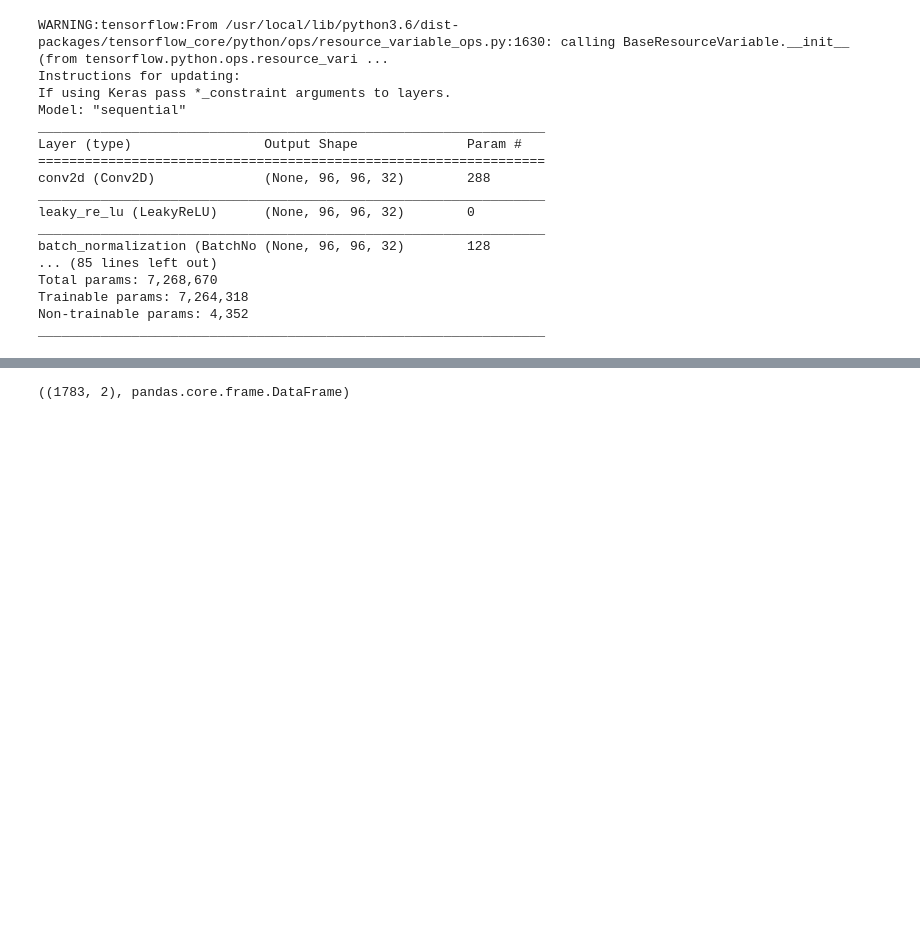
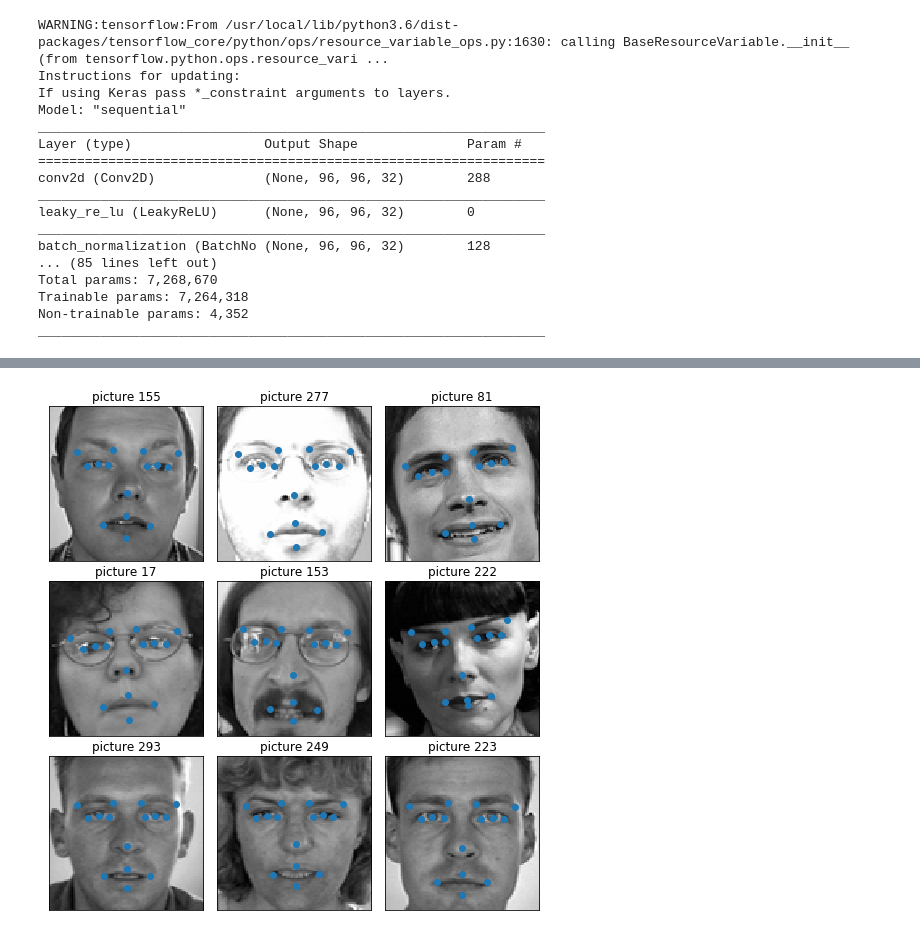
Before and after one commit to blawok/Facial_Keypoints, a Jupyter notebook: facial_keypoint_detection.ipynb, the cells around one changed output, grey strips where cells are left out. Drawn from its saved outputs; the diff is of its cells as text; code cells hidden in the pictures; blank space fills up the shorter version.

```diff
--- a/facial_keypoint_detection.ipynb
+++ b/facial_keypoint_detection.ipynb
@@ -374,3 +369,8 @@ NameError: ignored
 # %%
-model.fit(X_train, y_train, epochs=500)
+model.fit(X_train,
+          y_train,
+          epochs=500,
+          batch_size=128,
+          validation_split=0.1
+          )
 # %% [output]
@@ -402,2 +404,28 @@ Test accuracy: 1.3397825
+# %%
+y_eval = model.predict(X_test)
+# %%
+def plot_sample(X,y,axs):
+    '''
+    kaggle picture is 96 by 96
+    y is rescaled to range between -1 and 1
+    '''
+
+    axs.imshow(X.reshape(96,96),cmap="gray")
+    axs.scatter(48*y[0::2]+ 48,48*y[1::2]+ 48)
+
+fig = plt.figure(figsize=(7, 7))
+fig.subplots_adjust(hspace=0.13,wspace=0.0001,
+                    left=0,right=1,bottom=0, top=1)
+Npicture = 9
+count = 1
+for irow in range(Npicture):
+    ipic = np.random.choice(X_test.shape[0])
+    ax = fig.add_subplot(Npicture/3 , 3, count,xticks=[],yticks=[])
+    plot_sample(X_test[ipic],y_eval[ipic],ax)
+    ax.set_title("picture "+ str(ipic))
+    count += 1
+plt.show()
+# %% [output]
+[figure, added]
 # %%
 model.save('keypoint_model22.h5')
@@ -406,4 +431,0 @@ test['Image'] = test['Image'].apply(lambda x: np.fromstring(x, dtype=int, sep='
-# %%
-test.shape, type(test)
-# %% [output]
-((1783, 2), pandas.core.frame.DataFrame)
```
Also changed, not shown: parts of 15 cells of this notebook.
